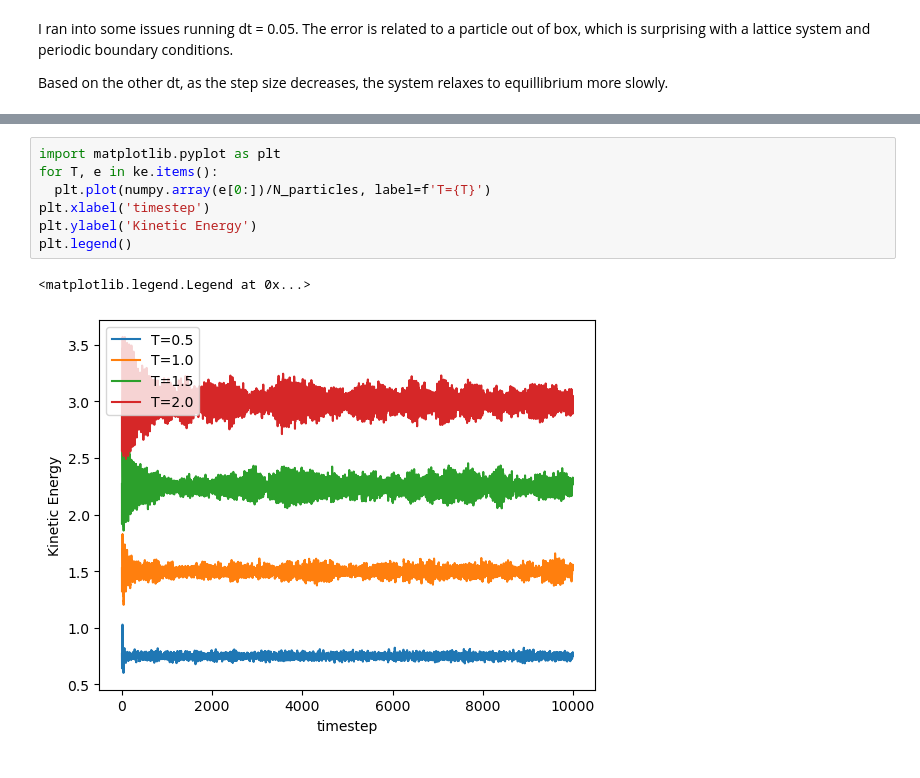
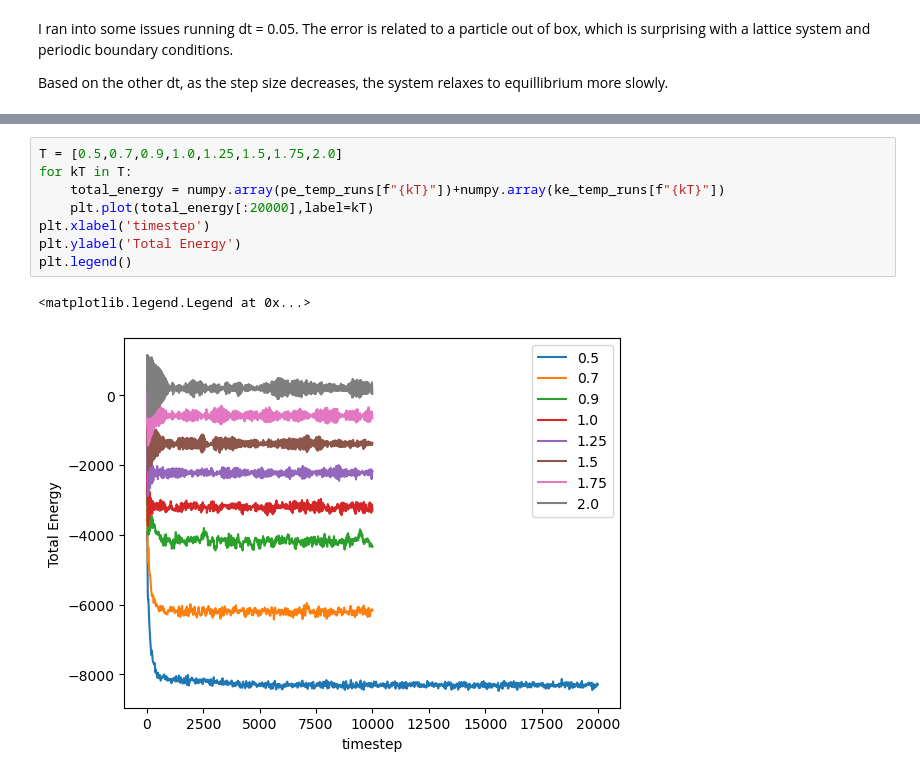
Before and after one commit to StephMcCallum/MSE563-SM, a Jupyter notebook: MD_Week_1.ipynb, the cells around one changed output, grey strips where cells are left out. Saved outputs shown, nothing was run; the diff lists cells and outputs as text.

```diff
--- a/MD_Week_1.ipynb
+++ b/MD_Week_1.ipynb
@@ -206,10 +269,11 @@ plt.legend()
-# %%
-import matplotlib.pyplot as plt
-for T, e in ke.items():
-  plt.plot(numpy.array(e[0:])/N_particles, label=f'T={T}')
-plt.xlabel('timestep')
-plt.ylabel('Kinetic Energy')
-plt.legend()
-# %% [output]
-<matplotlib.legend.Legend at 0x...>
-[figure, removed]
+# %%
+T = [0.5,0.7,0.9,1.0,1.25,1.5,1.75,2.0]
+for kT in T:
+    total_energy = numpy.array(pe_temp_runs[f"{kT}"])+numpy.array(ke_temp_runs[f"{kT}"])
+    plt.plot(total_energy[:20000],label=kT)
+plt.xlabel('timestep')
+plt.ylabel('Total Energy')
+plt.legend()
+# %% [output]
+<matplotlib.legend.Legend at 0x...>
+[figure, added]
```
Also changed, not shown: parts of 34 cells of this notebook.
